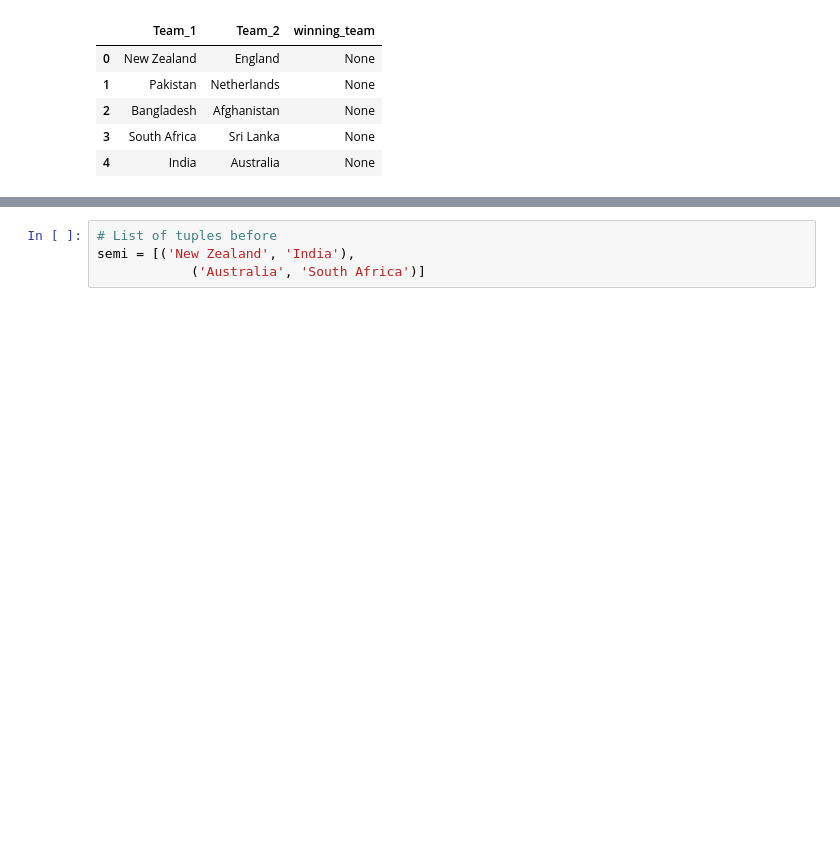
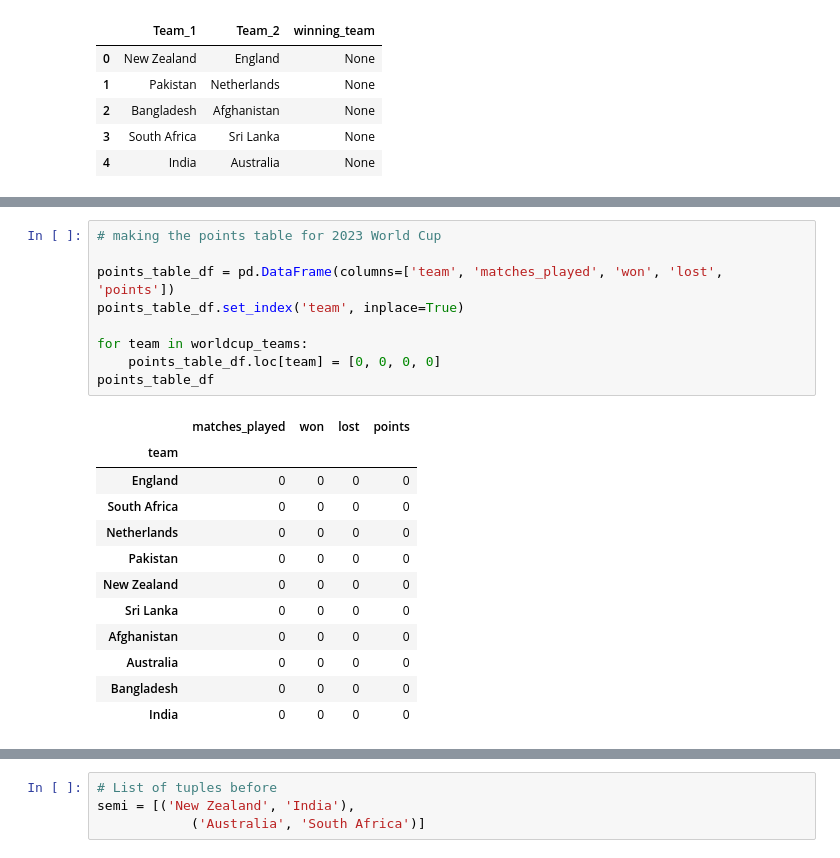
Before and after one commit to shashank-u03/ICC-CWC23-Prediction, a Jupyter notebook: ICC 2023 WC RF.ipynb, the cells around one changed output, grey strips where cells are left out. Saved outputs shown, nothing was run; the diff lists cells and outputs as text; blank space fills up the shorter version.

Commit message:
Added points table

```diff
--- a/ICC 2023 WC RF.ipynb
+++ b/ICC 2023 WC RF.ipynb
@@ -202,4 +202,26 @@ pred_set.head()
 5 rows × 41 columns
+# %%
+# making the points table for 2023 World Cup
+
+points_table_df = pd.DataFrame(columns=['team', 'matches_played', 'won', 'lost', 'points'])
+points_table_df.set_index('team', inplace=True)
+
+for team in worldcup_teams:
+    points_table_df.loc[team] = [0, 0, 0, 0]
+points_table_df
+# %% [output]
+|  | matches_played | won | lost | points |
+| team |  |  |  |  |
+| England | 0 | 0 | 0 | 0 |
+| South Africa | 0 | 0 | 0 | 0 |
+| Netherlands | 0 | 0 | 0 | 0 |
+| Pakistan | 0 | 0 | 0 | 0 |
+| New Zealand | 0 | 0 | 0 | 0 |
+| Sri Lanka | 0 | 0 | 0 | 0 |
+| Afghanistan | 0 | 0 | 0 | 0 |
+| Australia | 0 | 0 | 0 | 0 |
+| Bangladesh | 0 | 0 | 0 | 0 |
+| India | 0 | 0 | 0 | 0 |
 # %%
 #group matches
 predictions = rf.predict(pred_set)
```
Also changed, not shown: parts of 9 cells of this notebook.
